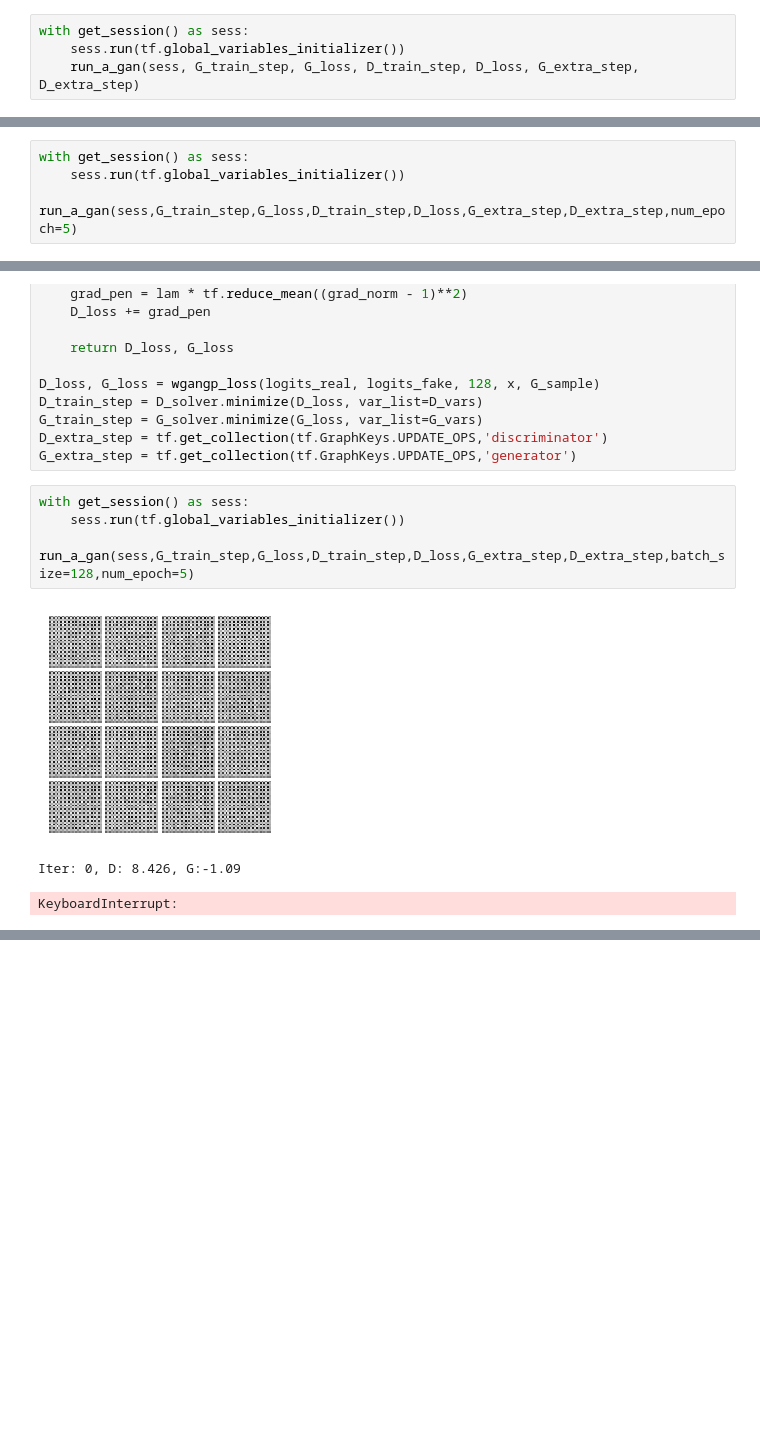
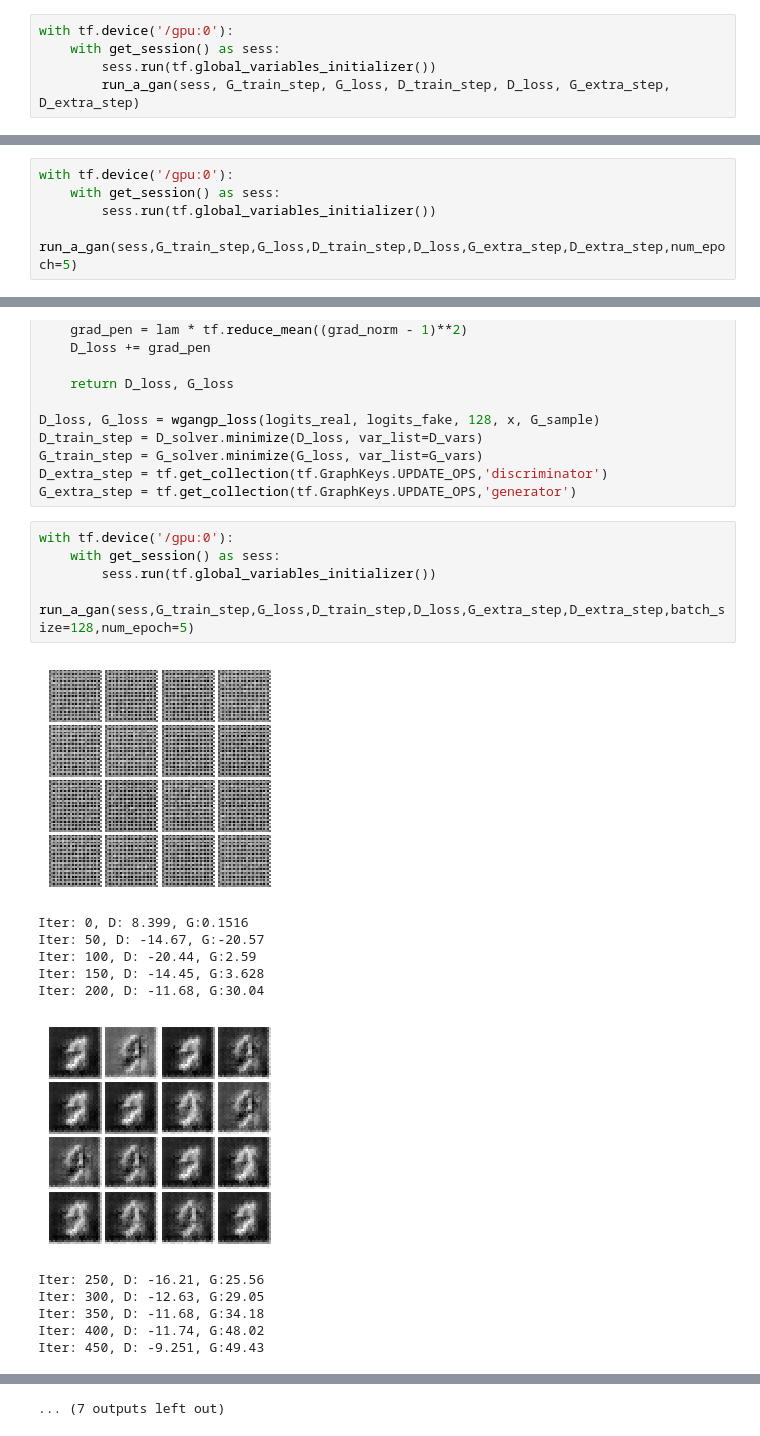
Before and after one commit to yesyzq/COMP4901J, a Jupyter notebook: assignment3/GANs-TensorFlow.ipynb, the cells around one changed output, grey strips where cells are left out. Saved outputs shown, nothing was run; the diff lists cells and outputs as text; blank space fills up the shorter version.

```diff
--- a/assignment3/GANs-TensorFlow.ipynb
+++ b/assignment3/GANs-TensorFlow.ipynb
@@ -565,5 +530,6 @@ G_extra_step = tf.get_collection(tf.GraphKeys.UPDATE_OPS, 'generator')
 # %%
-with get_session() as sess:
-    sess.run(tf.global_variables_initializer())
-    run_a_gan(sess, G_train_step, G_loss, D_train_step, D_loss, G_extra_step, D_extra_step)
+with tf.device('/gpu:0'):
+    with get_session() as sess:
+        sess.run(tf.global_variables_initializer())
+        run_a_gan(sess, G_train_step, G_loss, D_train_step, D_loss, G_extra_step, D_extra_step)
 # %% [output]
@@ -751,7 +717,8 @@ G_extra_step = tf.get_collection(tf.GraphKeys.UPDATE_OPS,'generator')
 ### Train and evaluate a DCGAN
 This is the one part of A3 that significantly benefits from using a GPU. It takes 3 minutes on a GPU for the requested five epochs. Or about 50 minutes on a dual core laptop on CPU (feel free to use 3 epochs if you do it on CPU).
 # %%
-with get_session() as sess:
-    sess.run(tf.global_variables_initializer())
-    run_a_gan(sess,G_train_step,G_loss,D_train_step,D_loss,G_extra_step,D_extra_step,num_epoch=5)
+with tf.device('/gpu:0'):
+    with get_session() as sess:
+        sess.run(tf.global_variables_initializer())
+        run_a_gan(sess,G_train_step,G_loss,D_train_step,D_loss,G_extra_step,D_extra_step,num_epoch=5)
 # %% [output]
@@ -885,10 +886,20 @@ G_train_step = G_solver.minimize(G_loss, var_list=G_vars)
 D_extra_step = tf.get_collection(tf.GraphKeys.UPDATE_OPS,'discriminator')
 G_extra_step = tf.get_collection(tf.GraphKeys.UPDATE_OPS,'generator')
 # %%
-with get_session() as sess:
-    sess.run(tf.global_variables_initializer())
-    run_a_gan(sess,G_train_step,G_loss,D_train_step,D_loss,G_extra_step,D_extra_step,batch_size=128,num_epoch=5)
+with tf.device('/gpu:0'):
+    with get_session() as sess:
+        sess.run(tf.global_variables_initializer())
+        run_a_gan(sess,G_train_step,G_loss,D_train_step,D_loss,G_extra_step,D_extra_step,batch_size=128,num_epoch=5)
 # %% [output]
-[figure, old version]
+[figure, new version]
-Iter: 0, D: 8.426, G:-1.09
+Iter: 0, D: 8.399, G:0.1516
+Iter: 50, D: -14.67, G:-20.57
+Iter: 100, D: -20.44, G:2.59
+Iter: 150, D: -14.45, G:3.628
+Iter: 200, D: -11.68, G:30.04
+[figure, added]
-KeyboardInterrupt:
+Iter: 250, D: -16.21, G:25.56
+Iter: 300, D: -12.63, G:29.05
+Iter: 350, D: -11.68, G:34.18
+Iter: 400, D: -11.74, G:48.02
+Iter: 450, D: -9.251, G:49.43
@@ -894,0 +930 @@ KeyboardInterrupt:
+... (7 outputs left out)
```
Also changed, not shown: parts of 8 cells of this notebook, 2 other files.
